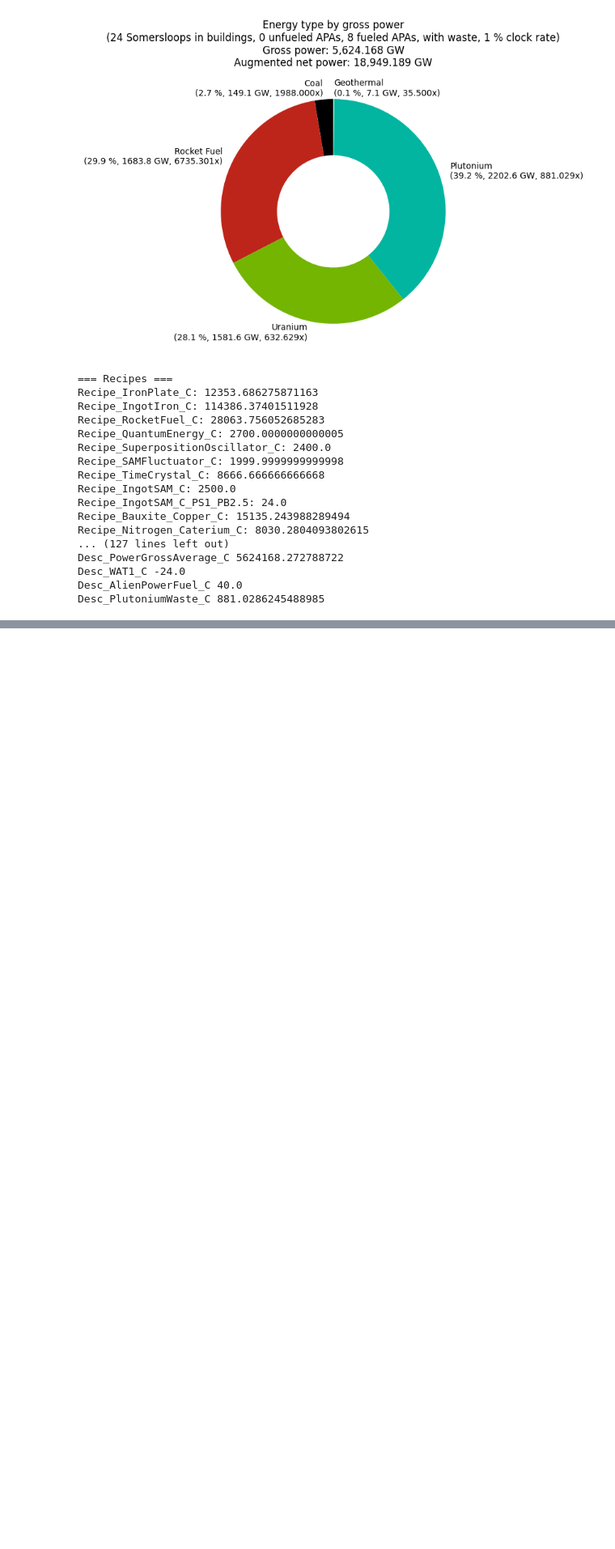
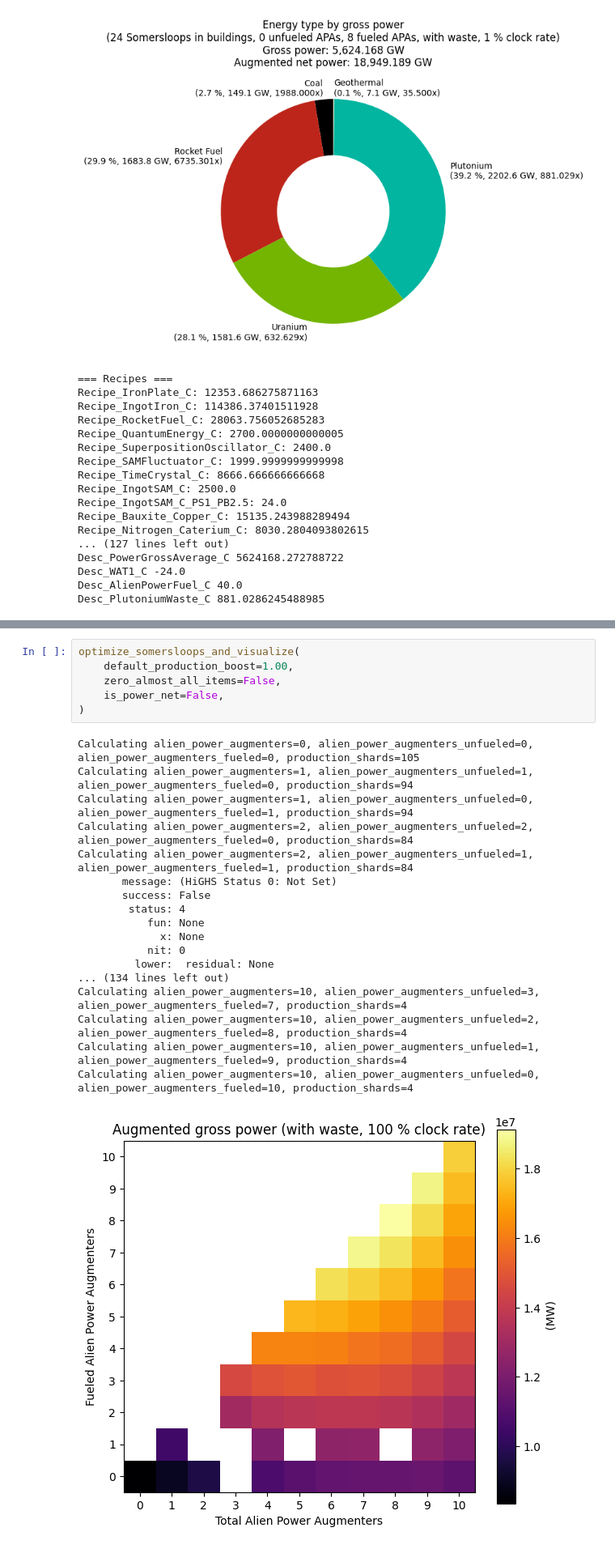
Before and after one commit to gaboroszkar/satisfactory_calculations, a Jupyter notebook: power_calculation.ipynb, the cells around one changed output, grey strips where cells are left out. Shown at 81% size. Drawn from its saved outputs; the diff is of its cells as text; blank space fills up the shorter version.

```diff
--- a/power_calculation.ipynb
+++ b/power_calculation.ipynb
@@ -782,0 +853,25 @@ Desc_PlutoniumWaste_C 881.0286245488985
+# %%
+optimize_somersloops_and_visualize(
+    default_production_boost=1.00,
+    zero_almost_all_items=False,
+    is_power_net=False,
+)
+# %% [output]
+Calculating alien_power_augmenters=0, alien_power_augmenters_unfueled=0, alien_power_augmenters_fueled=0, production_shards=105
+Calculating alien_power_augmenters=1, alien_power_augmenters_unfueled=1, alien_power_augmenters_fueled=0, production_shards=94
+Calculating alien_power_augmenters=1, alien_power_augmenters_unfueled=0, alien_power_augmenters_fueled=1, production_shards=94
+Calculating alien_power_augmenters=2, alien_power_augmenters_unfueled=2, alien_power_augmenters_fueled=0, production_shards=84
+Calculating alien_power_augmenters=2, alien_power_augmenters_unfueled=1, alien_power_augmenters_fueled=1, production_shards=84
+       message: (HiGHS Status 0: Not Set)
+       success: False
+        status: 4
+           fun: None
+             x: None
+           nit: 0
+         lower:  residual: None
+... (134 lines left out)
+Calculating alien_power_augmenters=10, alien_power_augmenters_unfueled=3, alien_power_augmenters_fueled=7, production_shards=4
+Calculating alien_power_augmenters=10, alien_power_augmenters_unfueled=2, alien_power_augmenters_fueled=8, production_shards=4
+Calculating alien_power_augmenters=10, alien_power_augmenters_unfueled=1, alien_power_augmenters_fueled=9, production_shards=4
+Calculating alien_power_augmenters=10, alien_power_augmenters_unfueled=0, alien_power_augmenters_fueled=10, production_shards=4
+[figure, added]
```
Also changed, not shown: parts of 7 cells of this notebook, 1 other file.
